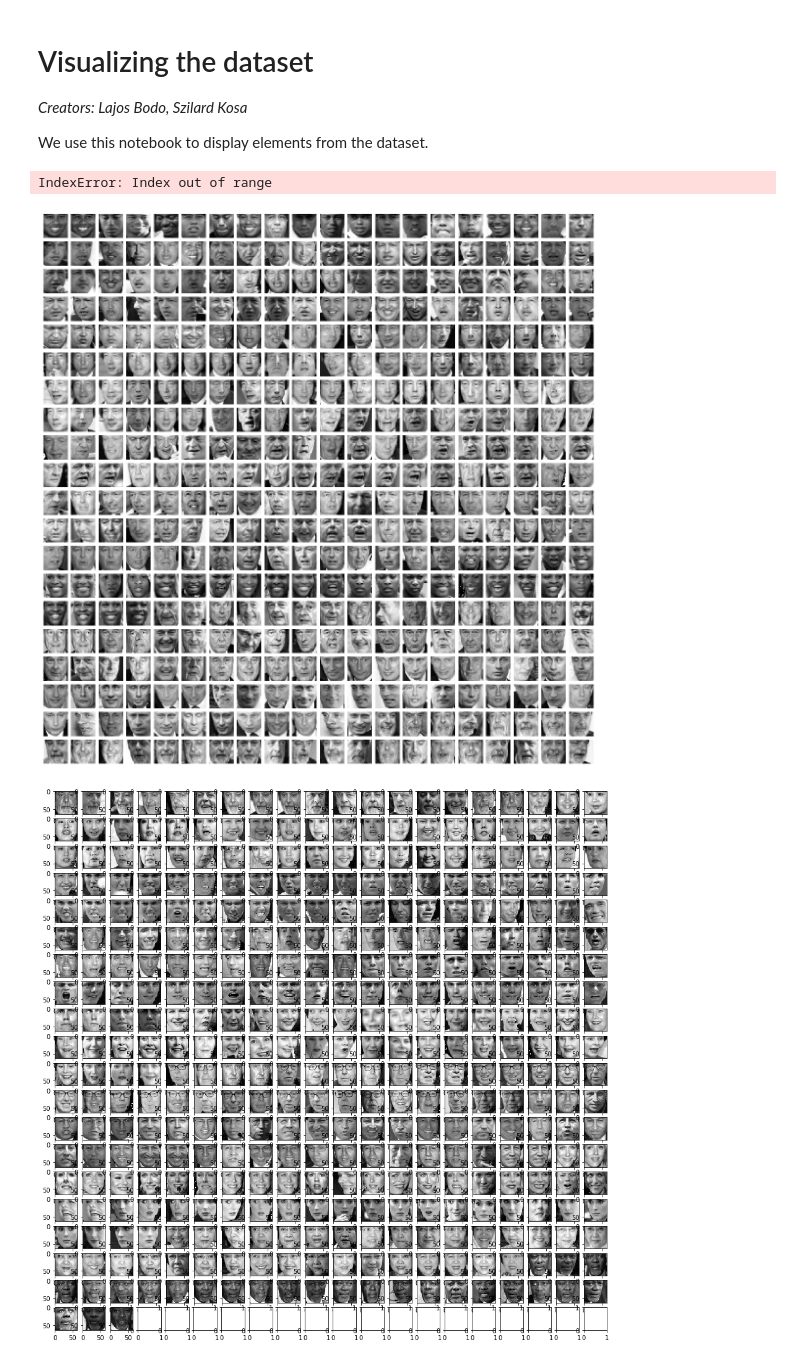
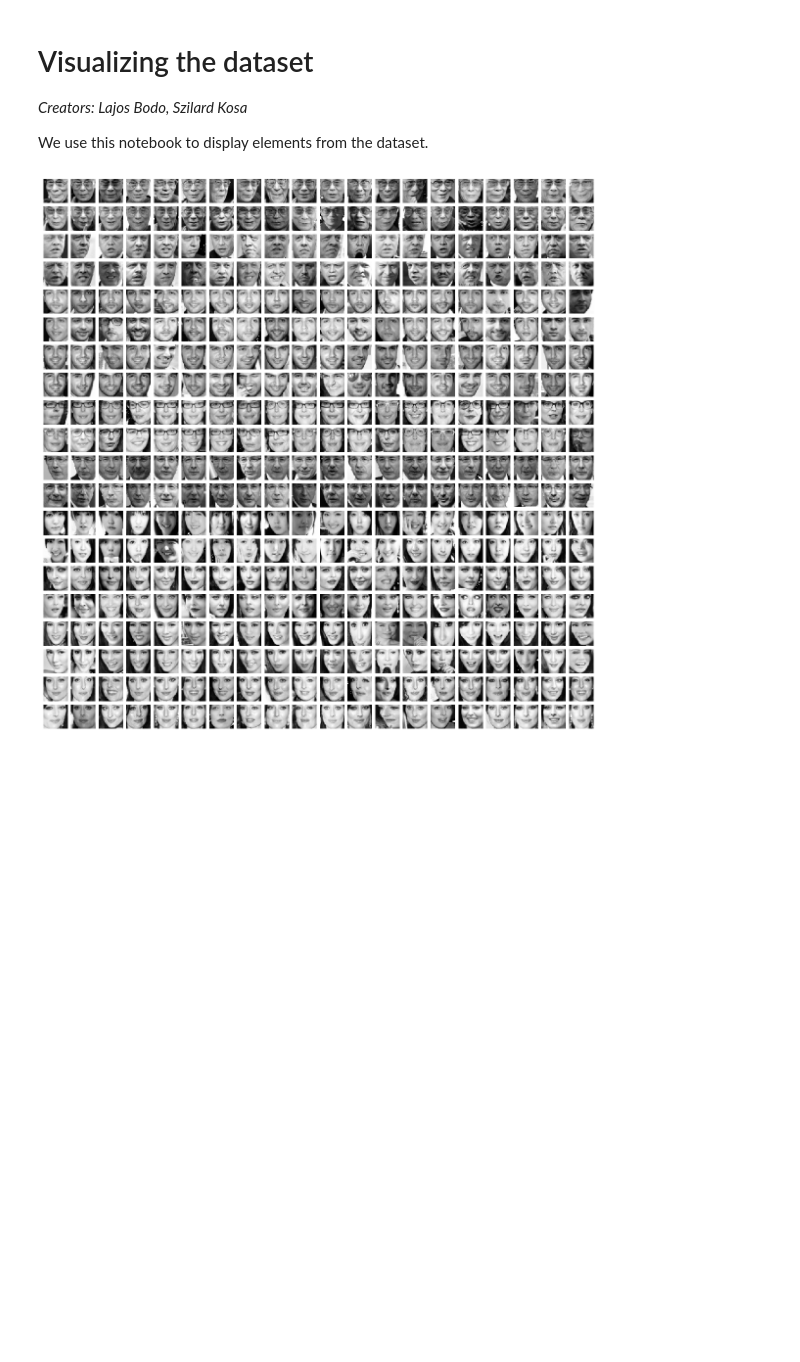
Before and after one commit to SzilardKosa/FaceRecognitionProject, a Jupyter notebook: vggFace2_dataset/dataset_viewer.ipynb, the cells around one changed output. Cells and saved outputs as stored; diff of their text form; code cells hidden in the pictures; blank space fills up the shorter version.

```diff
--- a/vggFace2_dataset/dataset_viewer.ipynb
+++ b/vggFace2_dataset/dataset_viewer.ipynb
@@ -7,34 +7,32 @@ We use this notebook to display elements from the dataset.
 # %%
 # This library let's us work with hdf5 format files.
 import tables
 # Fundamental package for scientific computing with Python.
 import numpy as np
 # Used for image processing and face detection.
 import cv2
 # Activating the notebook style display.
 %matplotlib inline
 import matplotlib.pyplot as plt
 
 # Opening the dataset.
-hdf5_path = 'dataset_lfw_umap_20.hdf5'
+hdf5_path = 'dataset.hdf5'
 hdf5_file = tables.open_file(hdf5_path, mode='r')
 
 data_num = hdf5_file.root.images.shape[0]
 plt.rcParams['figure.figsize']=[16,16]
 
 # We display the images in tight tables (default: 20x20 picture)
 # Note: The notebook throws an error if there aren't enough picture to fill a table,
 # but the pictures will be displayed nevertheless
-for j in range(data_num//400 + 1):
+for j in range(1):
     fig, ax_array = plt.subplots(20,20)
     axes = ax_array.flatten()
     for i, ax in enumerate(axes):
         ax.imshow(hdf5_file.root.images[i+j*400]*255, cmap='gray_r')
     plt.setp(axes, xticks=[], yticks=[], frame_on=False)
     plt.tight_layout(h_pad=0, w_pad=0)
 
 hdf5_file.close()
 # %% [output]
-IndexError: Index out of range
-[figure, old version]
+[figure, new version]
-[figure, removed]
```
Also changed, not shown: 5 other files.
